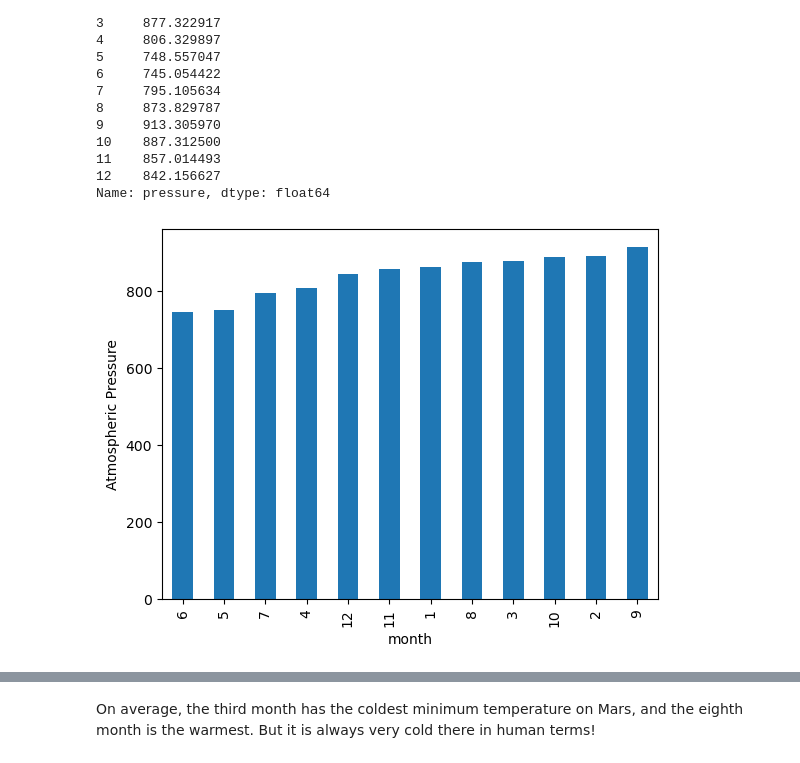
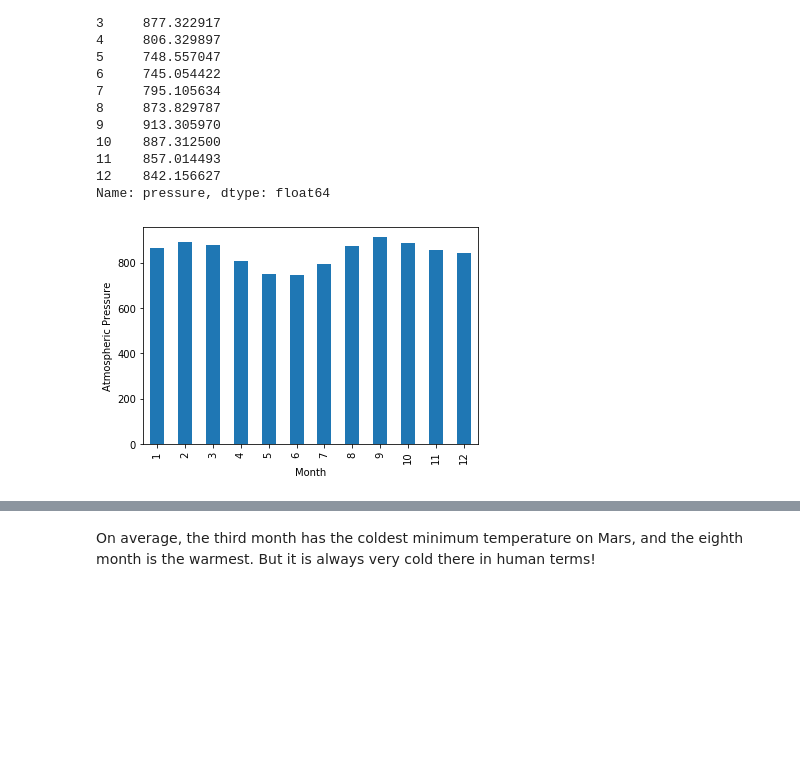
Before and after one commit to maderamel/MARS-analysis, a Jupyter notebook: part_2_mars_weather.ipynb, the cells around one changed output, grey strips where cells are left out. Cells and saved outputs as stored; diff of their text form; code cells hidden in the pictures; blank space fills up the shorter version.

```diff
--- a/part_2_mars_weather.ipynb
+++ b/part_2_mars_weather.ipynb
@@ -181,5 +187,7 @@ Name: min_temp, dtype: float64
 # %%
 # 4. Average pressure by Martian month
+avg_pressure = table_df.groupby('month')['pressure'].mean()
+avg_pressure
 # %% [output]
 month
 1     862.488506
@@ -197,7 +205,12 @@ month
 Name: pressure, dtype: float64
 # %%
 # Plot the average pressure by month
+avg_pressure_chart = avg_pressure.plot(kind='bar')
+avg_pressure_chart.set_xlabel("Month")
+avg_pressure_chart.set_ylabel("Atmospheric Pressure")
+
+plt.show()
 # %% [output]
-[figure, old version]
+[figure, new version]
 # %%
 # 5. How many terrestrial (earth) days are there in a Martian year?
```
Also changed, not shown: parts of 7 cells of this notebook, 1 other file.
